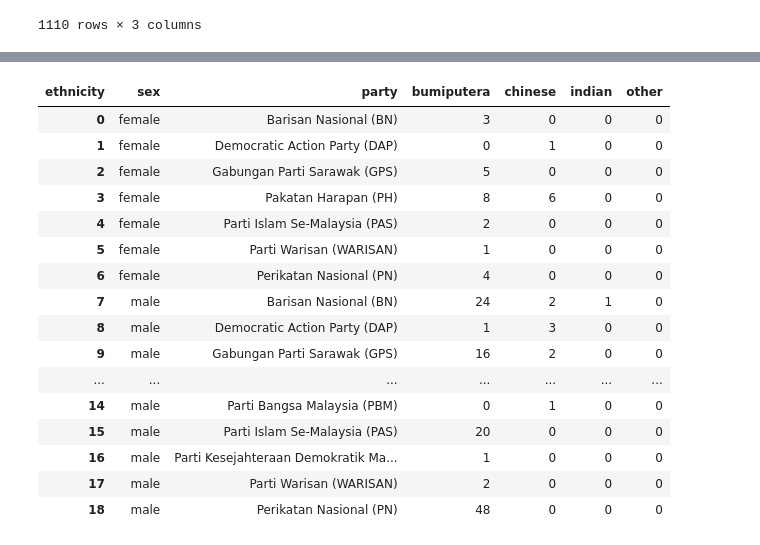
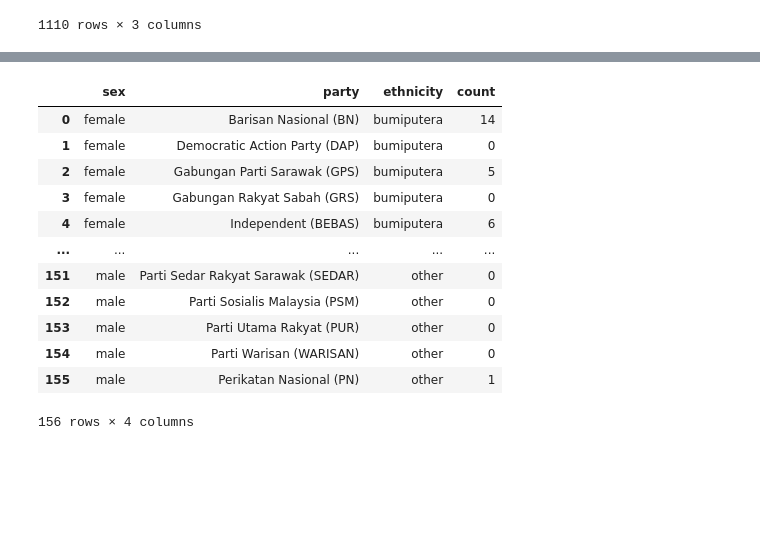
Before and after one commit to botsunny/FIT3179-Asgn-2, a Jupyter notebook: data/wrangling.ipynb, the cells around one changed output, grey strips where cells are left out. Saved outputs shown, nothing was run; the diff lists cells and outputs as text; code cells hidden in the pictures; blank space fills up the shorter version.

```diff
--- a/data/wrangling.ipynb
+++ b/data/wrangling.ipynb
@@ -413,20 +382,0 @@ candidates.pivot_table(index=['sex', 'party'], columns='ethnicity', aggfunc='siz
-# %%
-winners.pivot_table(index=['sex', 'party'], columns='ethnicity', aggfunc='size', fill_value=0).reset_index()
-# %% [output]
-| ethnicity | sex | party | bumiputera | chinese | indian | other |
-| 0 | female | Barisan Nasional (BN) | 3 | 0 | 0 | 0 |
-| 1 | female | Democratic Action Party (DAP) | 0 | 1 | 0 | 0 |
-| 2 | female | Gabungan Parti Sarawak (GPS) | 5 | 0 | 0 | 0 |
-| 3 | female | Pakatan Harapan (PH) | 8 | 6 | 0 | 0 |
-| 4 | female | Parti Islam Se-Malaysia (PAS) | 2 | 0 | 0 | 0 |
-| 5 | female | Parti Warisan (WARISAN) | 1 | 0 | 0 | 0 |
-| 6 | female | Perikatan Nasional (PN) | 4 | 0 | 0 | 0 |
-| 7 | male | Barisan Nasional (BN) | 24 | 2 | 1 | 0 |
-| 8 | male | Democratic Action Party (DAP) | 1 | 3 | 0 | 0 |
-| 9 | male | Gabungan Parti Sarawak (GPS) | 16 | 2 | 0 | 0 |
-| ... | ... | ... | ... | ... | ... | ... |
-| 14 | male | Parti Bangsa Malaysia (PBM) | 0 | 1 | 0 | 0 |
-| 15 | male | Parti Islam Se-Malaysia (PAS) | 20 | 0 | 0 | 0 |
-| 16 | male | Parti Kesejahteraan Demokratik Ma... | 1 | 0 | 0 | 0 |
-| 17 | male | Parti Warisan (WARISAN) | 2 | 0 | 0 | 0 |
-| 18 | male | Perikatan Nasional (PN) | 48 | 0 | 0 | 0 |
@@ -432,0 +393,20 @@ winners.pivot_table(index=['sex', 'party'], columns='ethnicity', aggfunc='size',
+# %%
+cd_count = candidates.pivot_table(index=['sex', 'party'], columns='ethnicity', aggfunc='size', fill_value=0).reset_index()
+win_count = winners.pivot_table(index=['sex', 'party'], columns='ethnicity', aggfunc='size', fill_value=0).reset_index()
+# %%
+cd_counpd.melt(cd_count, id_vars=['sex', 'party'], var_name='ethnicity', value_name='count')
+pd.melt(win_count, id_vars=['sex', 'party'], var_name='ethnicity', value_name='count')
+# %% [output]
+|  | sex | party | ethnicity | count |
+| 0 | female | Barisan Nasional (BN) | bumiputera | 14 |
+| 1 | female | Democratic Action Party (DAP) | bumiputera | 0 |
+| 2 | female | Gabungan Parti Sarawak (GPS) | bumiputera | 5 |
+| 3 | female | Gabungan Rakyat Sabah (GRS) | bumiputera | 0 |
+| 4 | female | Independent (BEBAS) | bumiputera | 6 |
+| ... | ... | ... | ... | ... |
+| 151 | male | Parti Sedar Rakyat Sarawak (SEDAR) | other | 0 |
+| 152 | male | Parti Sosialis Malaysia (PSM) | other | 0 |
+| 153 | male | Parti Utama Rakyat (PUR) | other | 0 |
+| 154 | male | Parti Warisan (WARISAN) | other | 0 |
+| 155 | male | Perikatan Nasional (PN) | other | 1 |
+156 rows × 4 columns
```
Also changed, not shown: parts of 8 cells of this notebook, 2 other files.
